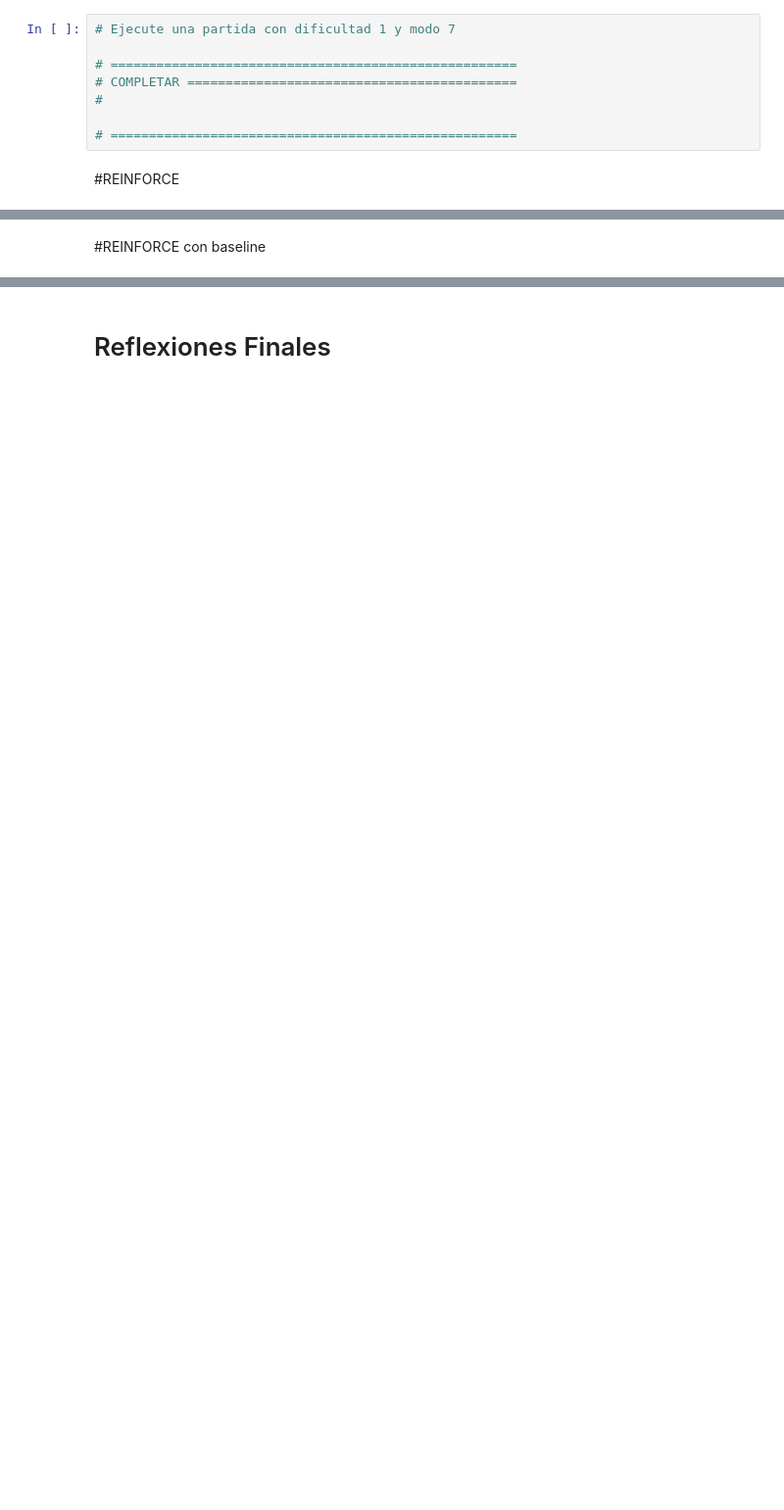
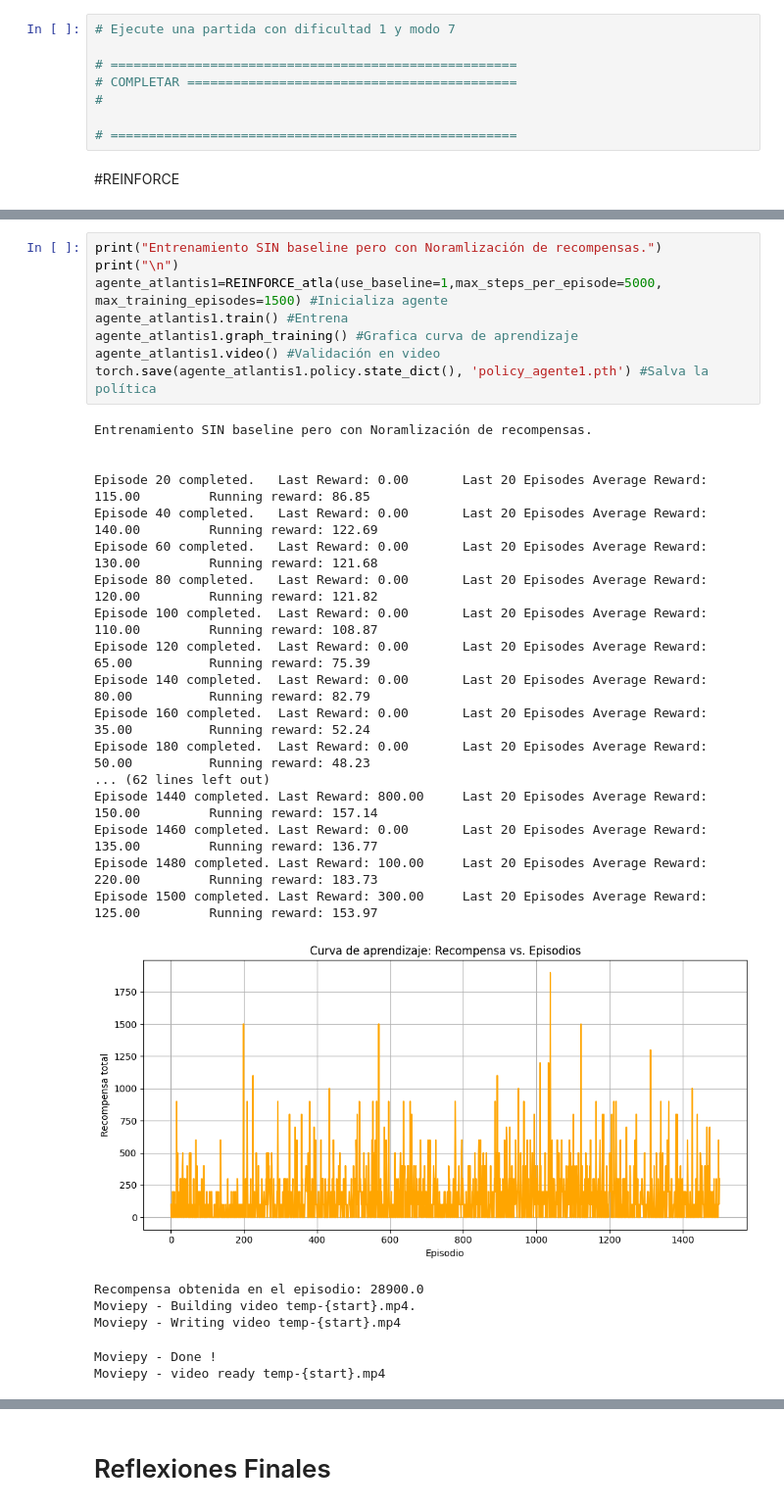
Before and after one commit to SSolanoRuniandes/Notebooks-Aprendizaje-por-Refuerzo-Profundo, a Jupyter notebook: TareaSemana4_v_2.ipynb, the cells around one changed output, grey strips where cells are left out. Shown at 98% size. Cells and saved outputs as stored; diff of their text form; blank space fills up the shorter version.

```diff
--- a/TareaSemana4_v_2.ipynb
+++ b/TareaSemana4_v_2.ipynb
@@ -499,2 +465,32 @@ Moviepy - video ready temp-{start}.mp4
-# %% [markdown]
-#REINFORCE con baseline
+# %%
+print("Entrenamiento SIN baseline pero con Noramlización de recompensas.")
+print("\n")
+agente_atlantis1=REINFORCE_atla(use_baseline=1,max_steps_per_episode=5000, max_training_episodes=1500) #Inicializa agente
+agente_atlantis1.train() #Entrena
+agente_atlantis1.graph_training() #Grafica curva de aprendizaje
+agente_atlantis1.video() #Validación en video
+torch.save(agente_atlantis1.policy.state_dict(), 'policy_agente1.pth') #Salva la política
+# %% [output]
+Entrenamiento SIN baseline pero con Noramlización de recompensas.
+
+
+Episode 20 completed.   Last Reward: 0.00       Last 20 Episodes Average Reward: 115.00         Running reward: 86.85
+Episode 40 completed.   Last Reward: 0.00       Last 20 Episodes Average Reward: 140.00         Running reward: 122.69
+Episode 60 completed.   Last Reward: 0.00       Last 20 Episodes Average Reward: 130.00         Running reward: 121.68
+Episode 80 completed.   Last Reward: 0.00       Last 20 Episodes Average Reward: 120.00         Running reward: 121.82
+Episode 100 completed.  Last Reward: 0.00       Last 20 Episodes Average Reward: 110.00         Running reward: 108.87
+Episode 120 completed.  Last Reward: 0.00       Last 20 Episodes Average Reward: 65.00          Running reward: 75.39
+Episode 140 completed.  Last Reward: 0.00       Last 20 Episodes Average Reward: 80.00          Running reward: 82.79
+Episode 160 completed.  Last Reward: 0.00       Last 20 Episodes Average Reward: 35.00          Running reward: 52.24
+Episode 180 completed.  Last Reward: 0.00       Last 20 Episodes Average Reward: 50.00          Running reward: 48.23
+... (62 lines left out)
+Episode 1440 completed. Last Reward: 800.00     Last 20 Episodes Average Reward: 150.00         Running reward: 157.14
+Episode 1460 completed. Last Reward: 0.00       Last 20 Episodes Average Reward: 135.00         Running reward: 136.77
+Episode 1480 completed. Last Reward: 100.00     Last 20 Episodes Average Reward: 220.00         Running reward: 183.73
+Episode 1500 completed. Last Reward: 300.00     Last 20 Episodes Average Reward: 125.00         Running reward: 153.97
+[figure, added]
+Recompensa obtenida en el episodio: 28900.0
+Moviepy - Building video temp-{start}.mp4.
+Moviepy - Writing video temp-{start}.mp4
+Moviepy - Done !
+Moviepy - video ready temp-{start}.mp4
```
Also changed, not shown: parts of 12 cells of this notebook.
